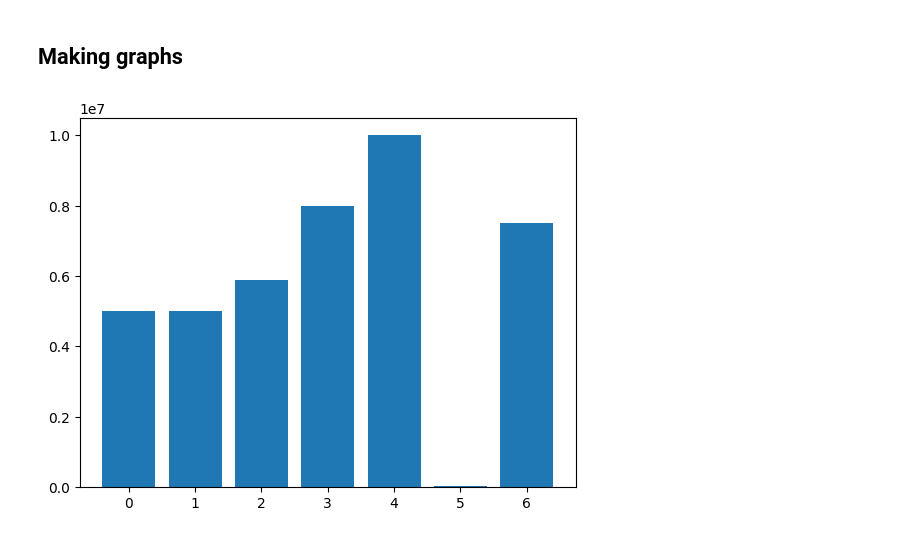
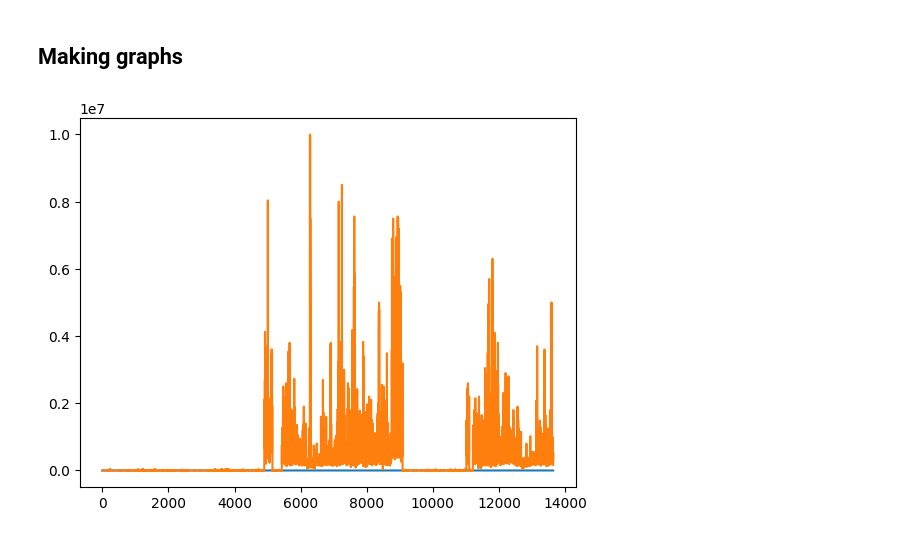
Before and after one commit to JzBreno/Santander-Open-Coders---Data-Science, a Jupyter notebook: Introdução ao Data Science/Main.ipynb, the cells around one changed output. Saved outputs shown, nothing was run; the diff lists cells and outputs as text; code cells hidden in the pictures.

```diff
--- a/Introdução ao Data Science/Main.ipynb
+++ b/Introdução ao Data Science/Main.ipynb
@@ -332,9 +332,9 @@ Name: 5, dtype: object
 # %% [markdown]
 ## Making graphs
 # %%
-pyplot.bar(df_casas.Suites, df_casas.Price )
-pyplot.title('Suites por Preco')
-pyplot.xlabel()
+pyplot.plot(df_casas.Suites)
+pyplot.plot(df_casas.Price )
+
 pyplot.show()
 # %% [output]
-[figure, old version]
+[figure, new version]
```
Also changed, not shown: parts of 42 cells of this notebook, 2 other files.
